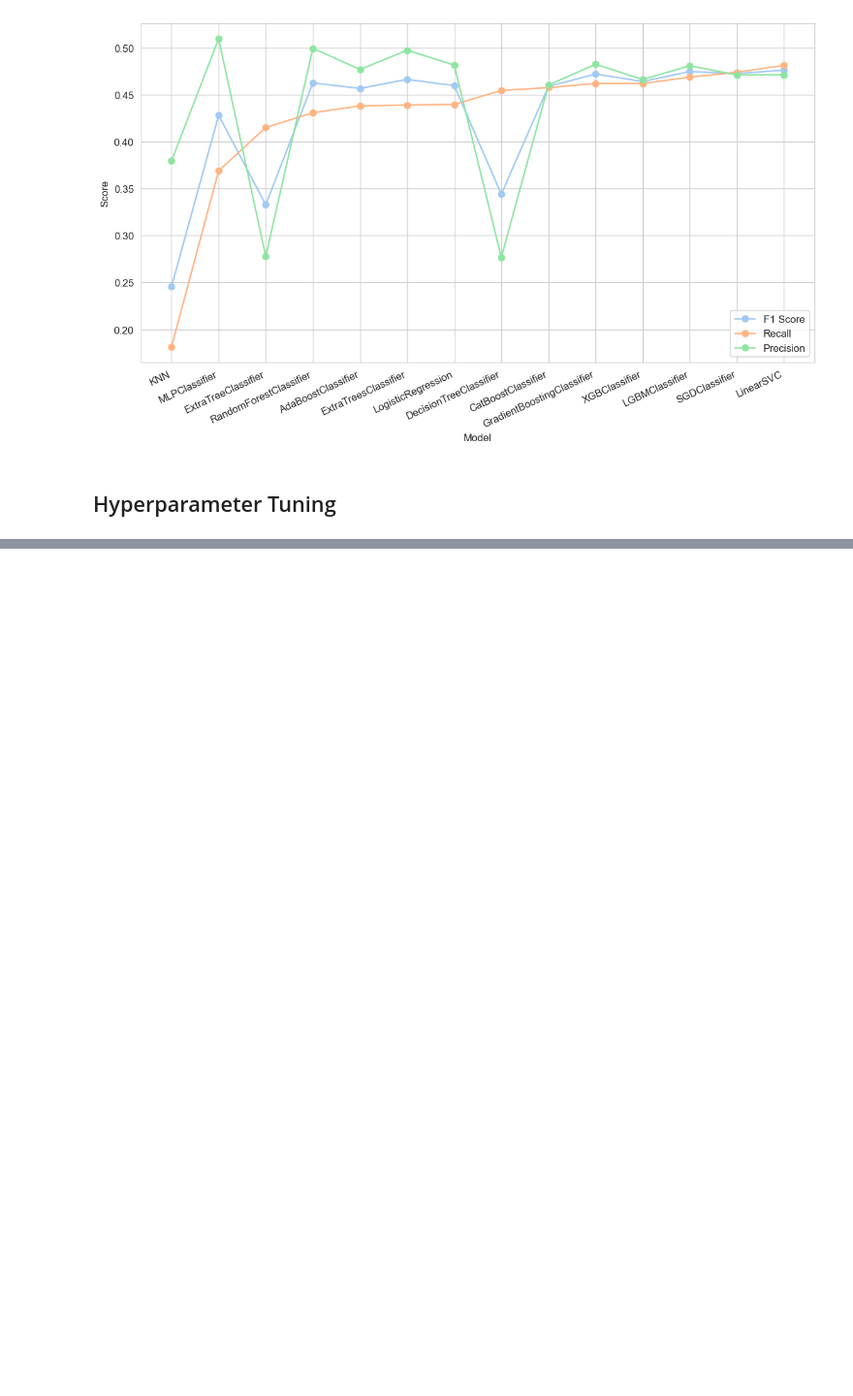
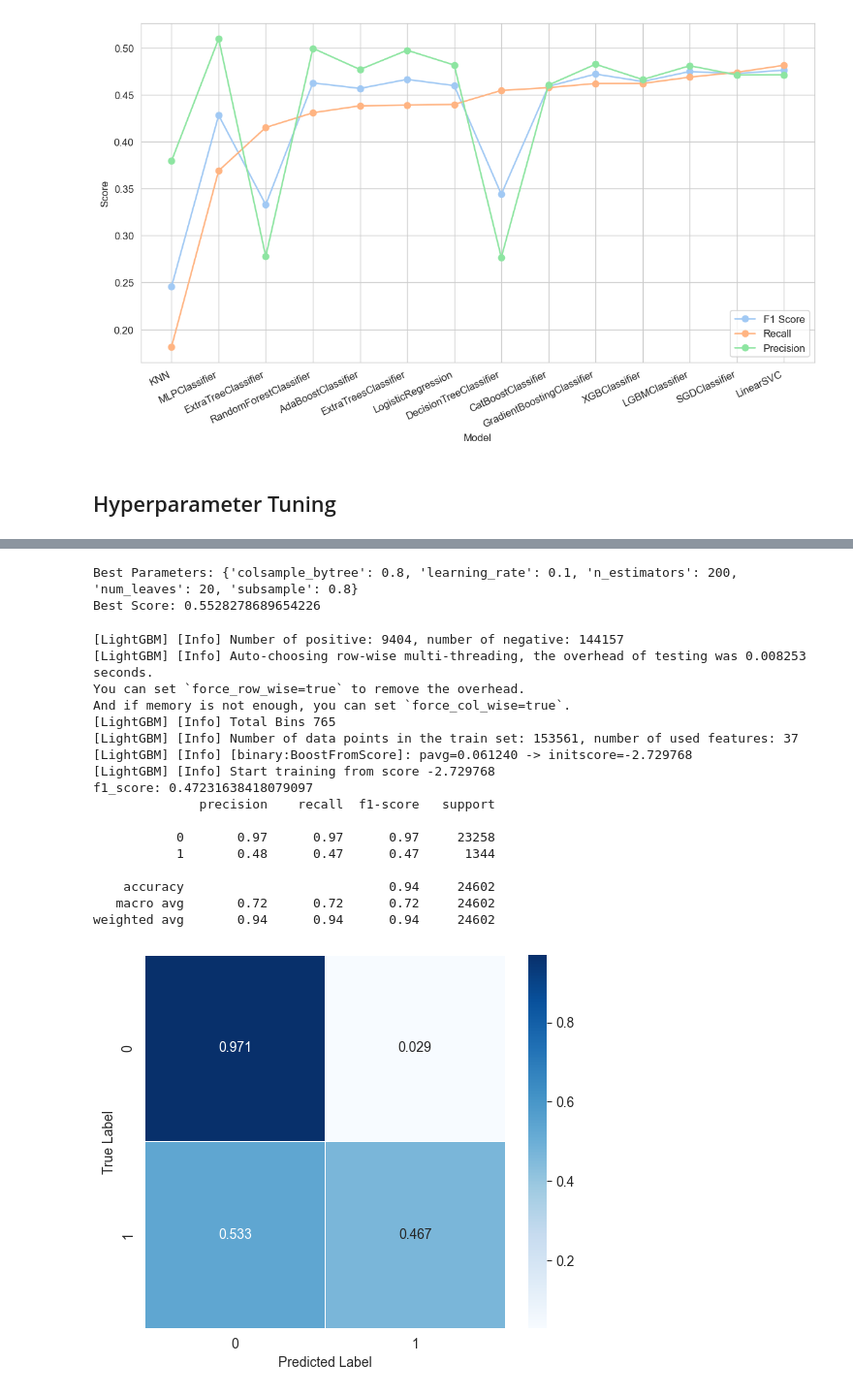
Before and after one commit to acyeow/heart_disease_ml, a Jupyter notebook: heartdisease_ml.ipynb, the cells around one changed output, grey strips where cells are left out. Shown at 97% size. Drawn from its saved outputs; the diff is of its cells as text; code cells hidden in the pictures; blank space fills up the shorter version.

Commit message:
hyper parameter tuning

```diff
--- a/heartdisease_ml.ipynb
+++ b/heartdisease_ml.ipynb
@@ -1035,0 +966,54 @@ KeyboardInterrupt:
+# %%
+import lightgbm as lgb
+from sklearn.model_selection import GridSearchCV
+
+renn = RepeatedEditedNearestNeighbours()
+X_train_resampled, y_train_resampled = renn.fit_resample(X_train_preprocessed, y_train)
+
+param_grid = {
+    'num_leaves': [20, 30, 40],
+    'learning_rate': [0.1, 0.01],
+    'n_estimators': [100, 200, 300],
+    'subsample': [0.8, 0.9, 1.0],
+    'colsample_bytree': [0.8, 0.9, 1.0]
+}
+
+lgb_model = lgb.LGBMClassifier(verbose=0)
+
+grid_search = GridSearchCV(estimator=lgb_model, param_grid=param_grid, cv=5, scoring='f1', n_jobs=-1)
+grid_search.fit(X_train_resampled, y_train_resampled)
+
+best_params = grid_search.best_params_
+best_score = grid_search.best_score_
+print("Best Parameters:", best_params)
+print("Best Score:", best_score)
+# %% [output]
+Best Parameters: {'colsample_bytree': 0.8, 'learning_rate': 0.1, 'n_estimators': 200, 'num_leaves': 20, 'subsample': 0.8}
+Best Score: 0.5528278689654226
+# %%
+lgbm = LGBMClassifier(**best_params)
+lgbm.fit(X_train_resampled, y_train_resampled)
+
+y_val_pred = lgbm.predict(X_val_preprocessed)
+print(f'f1_score: {f1_score(y_val, y_val_pred)}')
+print(classification_report(y_val, y_val_pred))
+plot_confusion_matrix(y_val, y_val_pred)
+# %% [output]
+[LightGBM] [Info] Number of positive: 9404, number of negative: 144157
+[LightGBM] [Info] Auto-choosing row-wise multi-threading, the overhead of testing was 0.008253 seconds.
+You can set `force_row_wise=true` to remove the overhead.
+And if memory is not enough, you can set `force_col_wise=true`.
+[LightGBM] [Info] Total Bins 765
+[LightGBM] [Info] Number of data points in the train set: 153561, number of used features: 37
+[LightGBM] [Info] [binary:BoostFromScore]: pavg=0.061240 -> initscore=-2.729768
+[LightGBM] [Info] Start training from score -2.729768
+f1_score: 0.47231638418079097
+              precision    recall  f1-score   support
+
+           0       0.97      0.97      0.97     23258
+           1       0.48      0.47      0.47      1344
+
+    accuracy                           0.94     24602
+   macro avg       0.72      0.72      0.72     24602
+weighted avg       0.94      0.94      0.94     24602
+[figure, added]
```
Also changed, not shown: parts of 2 cells of this notebook, 2 other files.
